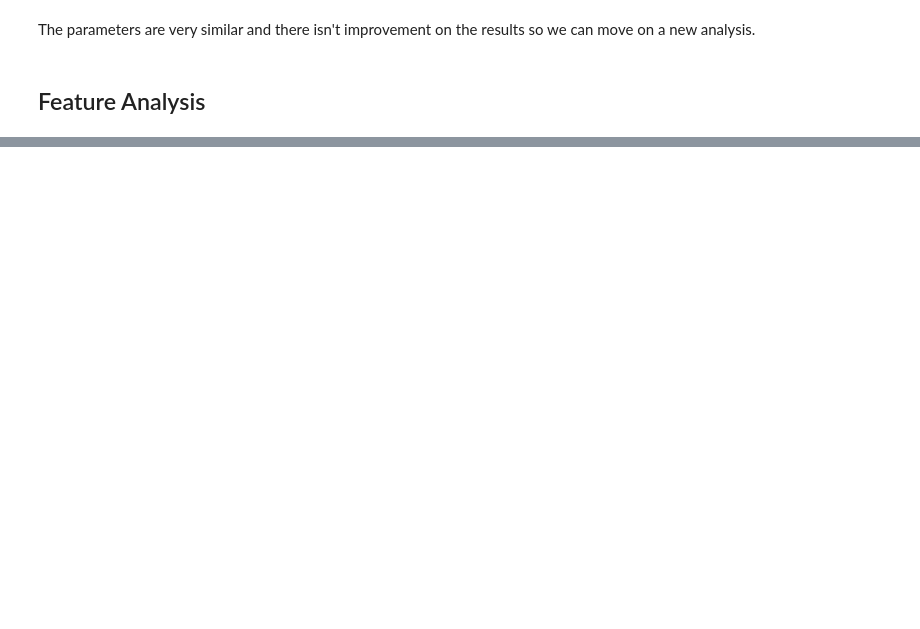
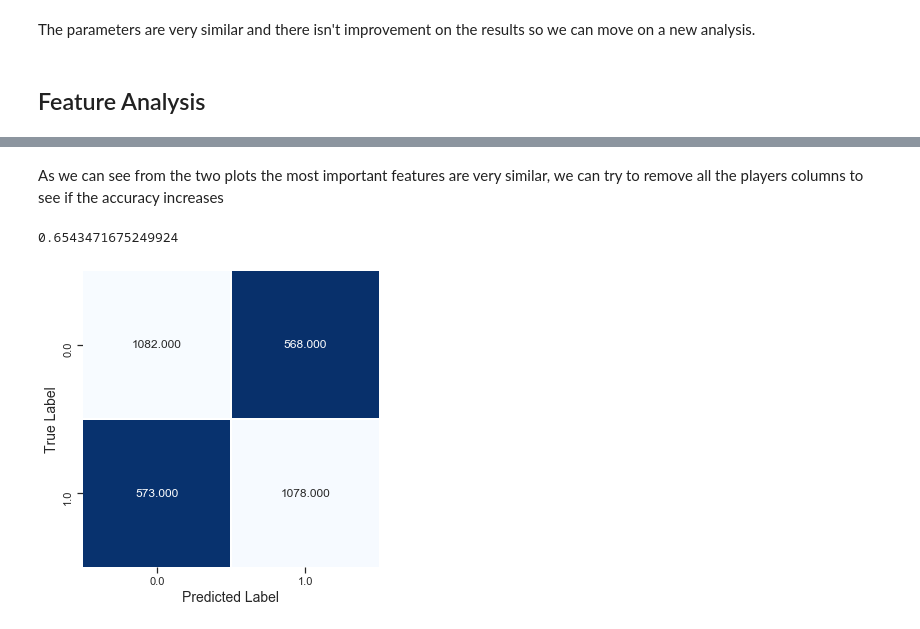
Before and after one commit to enrico-bagattin/tennis-betting, a Jupyter notebook: main.ipynb, the cells around one changed output, grey strips where cells are left out. Cells and saved outputs as stored; diff of their text form; code cells hidden in the pictures; blank space fills up the shorter version.

```diff
--- a/main.ipynb
+++ b/main.ipynb
@@ -757,0 +865,27 @@ The parameters are very similar and there isn't improvement on the results so we
+# %% [markdown]
+As we can see from the two plots the most important features are very similar, we can try to remove all the players columns to see if the accuracy increases
+# %%
+from sklearn.metrics import confusion_matrix
+from sklearn.ensemble import RandomForestClassifier
+from sklearn.metrics import accuracy_score
+
+rf = RandomForestClassifier(n_estimators=50, min_samples_split=10, min_samples_leaf=1, max_features='auto', max_depth=52)
+rf.fit(X_train_80, y_train_80)
+predicted = rf.predict(X_test)
+conf_stat = confusion_matrix(y_true=y_test, y_pred=predicted)
+
+print(accuracy_score(y_true=y_test, y_pred=predicted))
+
+import seaborn as sns
+
+fig, ax = plt.subplots(figsize=(5,5), tight_layout=True)
+sns.heatmap(conf_stat, annot=True, fmt=".3f",
+            linewidths=.5, square = True,
+            cmap = 'Blues_r',cbar=False,
+            xticklabels=rf.classes_,
+            yticklabels=rf.classes_);
+ax.set_ylabel('True Label', fontsize=14);
+ax.set_xlabel('Predicted Label', fontsize=14);
+# %% [output]
+0.6543471675249924
+[figure, added]
```
Also changed, not shown: parts of 48 cells of this notebook, 4 other files.
